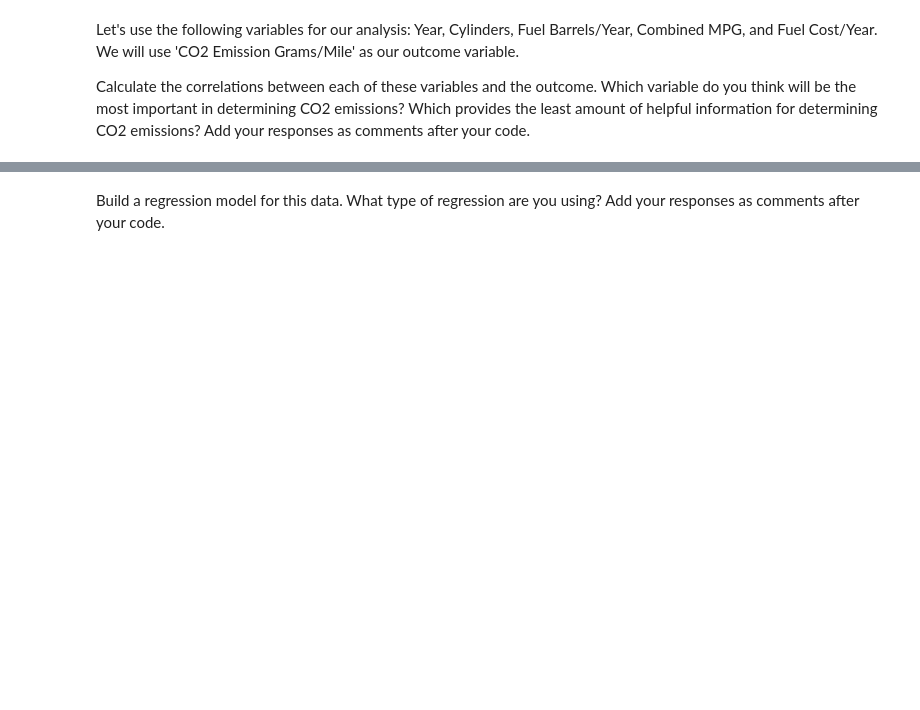
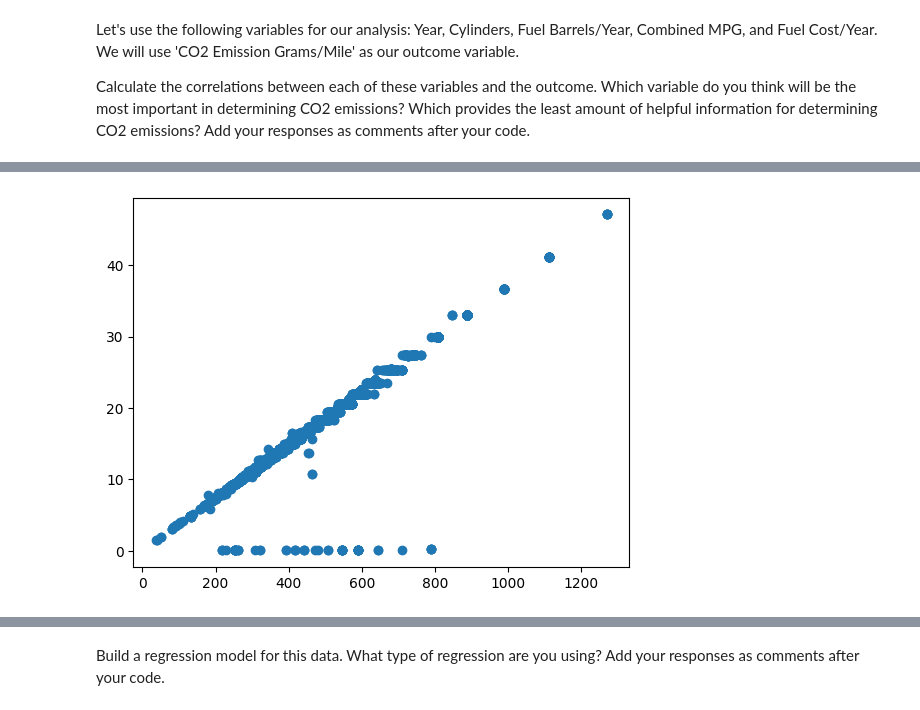
Before and after one commit to Ironhack-Data-Madrid-Octubre-2023/7.3-lab_regression_analysis, a Jupyter notebook: your-code.ipynb, the cells around one changed output, grey strips where cells are left out. Cells and saved outputs as stored; diff of their text form; code cells hidden in the pictures; blank space fills up the shorter version.

```diff
--- a/your-code.ipynb
+++ b/your-code.ipynb
@@ -150,0 +175,4 @@ Calculate the correlations between each of these variables and the outcome. Whic
+# %%
+plt.scatter(df['CO2 Emission Grams/Mile'], df['Fuel Barrels/Year']);
+# %% [output]
+[figure, added]
```
Also changed, not shown: parts of 17 cells of this notebook.
